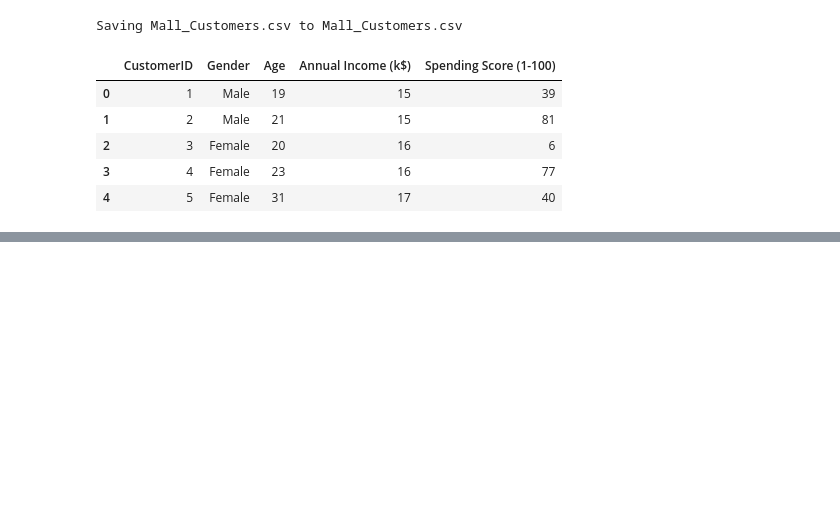
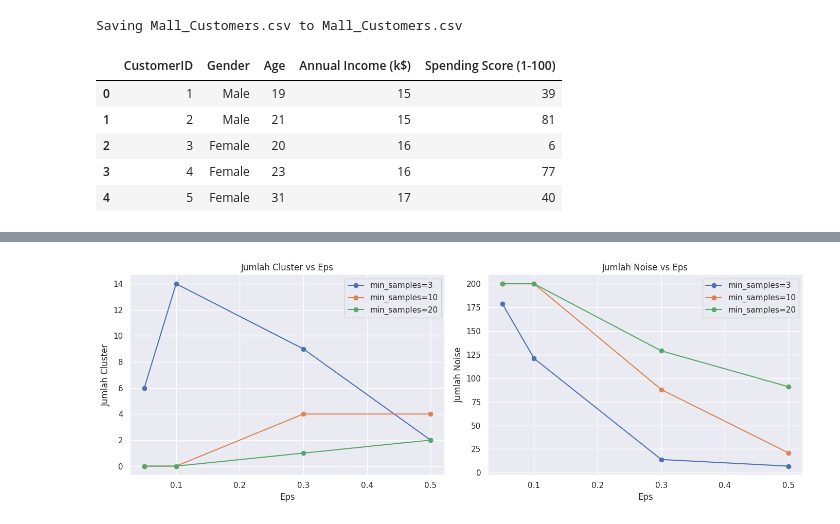
Before and after one commit to annisakrnn/Machine-Learning_2025, a Jupyter notebook: TG5_2341720070_ANNISA_KURNIAWATI.ipynb, the cells around one changed output, grey strips where cells are left out. Saved outputs shown, nothing was run; the diff lists cells and outputs as text; code cells hidden in the pictures; blank space fills up the shorter version.

```diff
--- a/TG5_2341720070_ANNISA_KURNIAWATI.ipynb
+++ b/TG5_2341720070_ANNISA_KURNIAWATI.ipynb
@@ -522,0 +683,19 @@ df.head()
+# %%
+# Evaluasi metrik
+if n_clusters > 1:
+    homogeneity = homogeneity_score(y, labels)
+    completeness = completeness_score(y, labels)
+    v_measure = v_measure_score(y, labels)
+    ari = adjusted_rand_score(y, labels)
+    ami = adjusted_mutual_info_score(y, labels)
+    silhouette = silhouette_score(X_scaled, labels)
+else:
+    homogeneity = completeness = v_measure = ari = ami = silhouette = np.nan
+
+print("\nMetrik Evaluasi (eps=0.2, min_samples=5):")
+print(f"Homogeneity: {homogeneity:.4f}")
+print(f"Completeness: {completeness:.4f}")
+print(f"V-measure: {v_measure:.4f}")
+print(f"ARI: {ari:.4f}")
+print(f"AMI: {ami:.4f}")
+print(f"Silhouette: {silhouette:.4f}")
@@ -522,0 +745,61 @@ df.head()
+# %%
+# Eksperimen dengan variasi eps dan min_samples
+eps_values = [0.05, 0.1, 0.3, 0.5]
+min_samples_values = [3, 10, 20]
+results = []
+
+for eps in eps_values:
+    for min_samples in min_samples_values:
+        dbscan = DBSCAN(eps=eps, min_samples=min_samples)
+        labels = dbscan.fit_predict(X_scaled)
+        n_clusters = len(set(labels)) - (1 if -1 in labels else 0)
+        n_noise = list(labels).count(-1)
+        if n_clusters > 1:
+            homogeneity = homogeneity_score(y, labels)
+            completeness = completeness_score(y, labels)
+            v_measure = v_measure_score(y, labels)
+            ari = adjusted_rand_score(y, labels)
+            ami = adjusted_mutual_info_score(y, labels)
+            silhouette = silhouette_score(X_scaled, labels)
+        else:
+            homogeneity = completeness = v_measure = ari = ami = silhouette = np.nan
+        results.append({
+            'eps': eps,
+            'min_samples': min_samples,
+            'n_clusters': n_clusters,
+            'n_noise': n_noise,
+            'homogeneity': homogeneity,
+            'completeness': completeness,
+            'v_measure': v_measure,
+            'ari': ari,
+            'ami': ami,
+            'silhouette': silhouette
+        })
+
+# Tampilkan hasil eksperimen dalam tabel
+results_df = pd.DataFrame(results)
+print("\nHasil Eksperimen:")
+print(results_df.round(4).to_string(index=False))
+
+# Visualisasi hasil eksperimen untuk jumlah cluster dan noise
+fig, (ax1, ax2) = plt.subplots(1, 2, figsize=(14, 5))
+for min_samples in min_samples_values:
+    subset = results_df[results_df['min_samples'] == min_samples]
+    ax1.plot(subset['eps'], subset['n_clusters'], marker='o', label=f'min_samples={min_samples}')
+    ax2.plot(subset['eps'], subset['n_noise'], marker='o', label=f'min_samples={min_samples}')
+
+ax1.set_title('Jumlah Cluster vs Eps')
+ax1.set_xlabel('Eps')
+ax1.set_ylabel('Jumlah Cluster')
+ax1.legend()
+ax1.grid(True)
+
+ax2.set_title('Jumlah Noise vs Eps')
+ax2.set_xlabel('Eps')
+ax2.set_ylabel('Jumlah Noise')
+ax2.legend()
+ax2.grid(True)
+
+plt.tight_layout()
+plt.show()
+# %% [output]
@@ -522,0 +820 @@ df.head()
+[figure, added]
```
Also changed, not shown: parts of 26 cells of this notebook.
